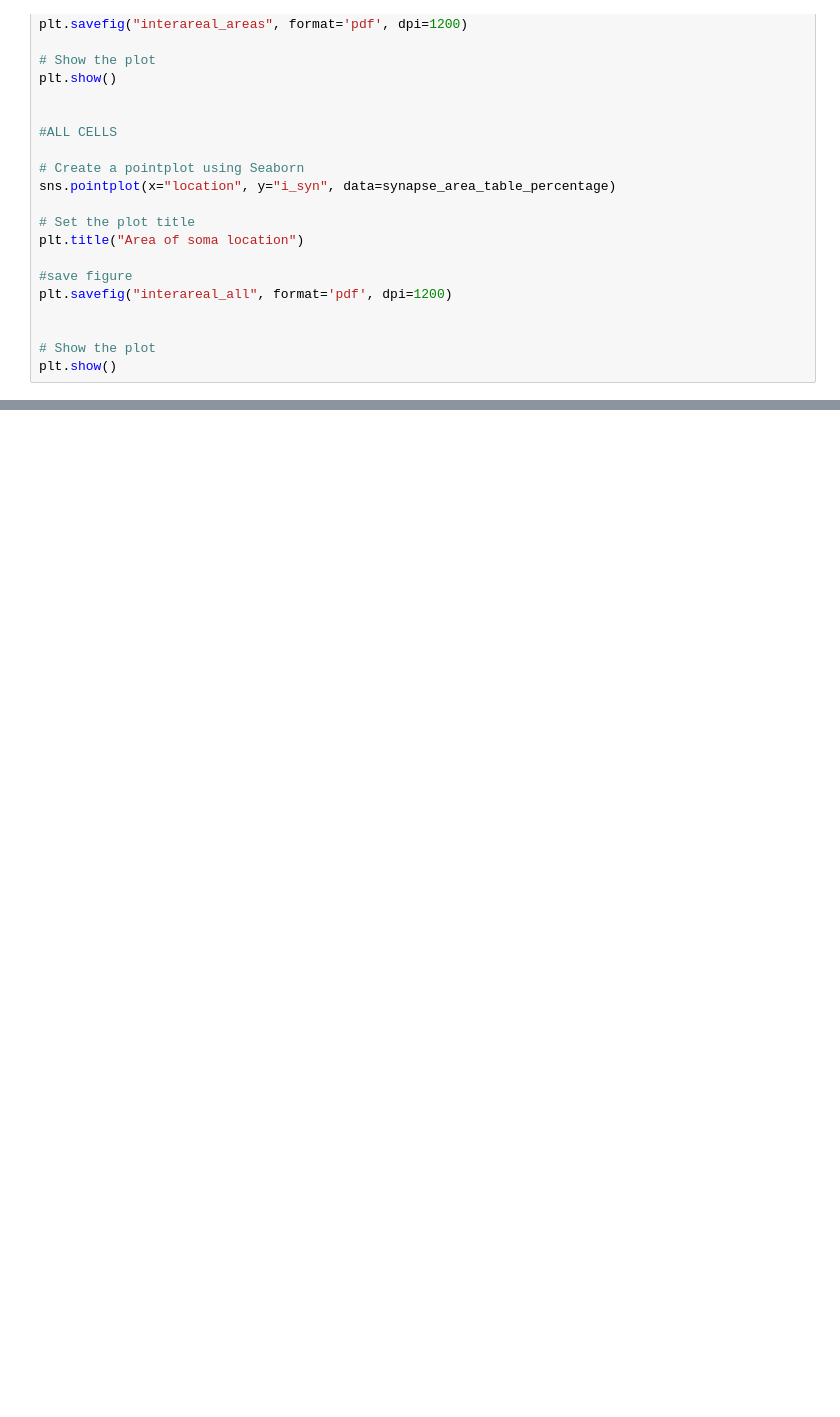
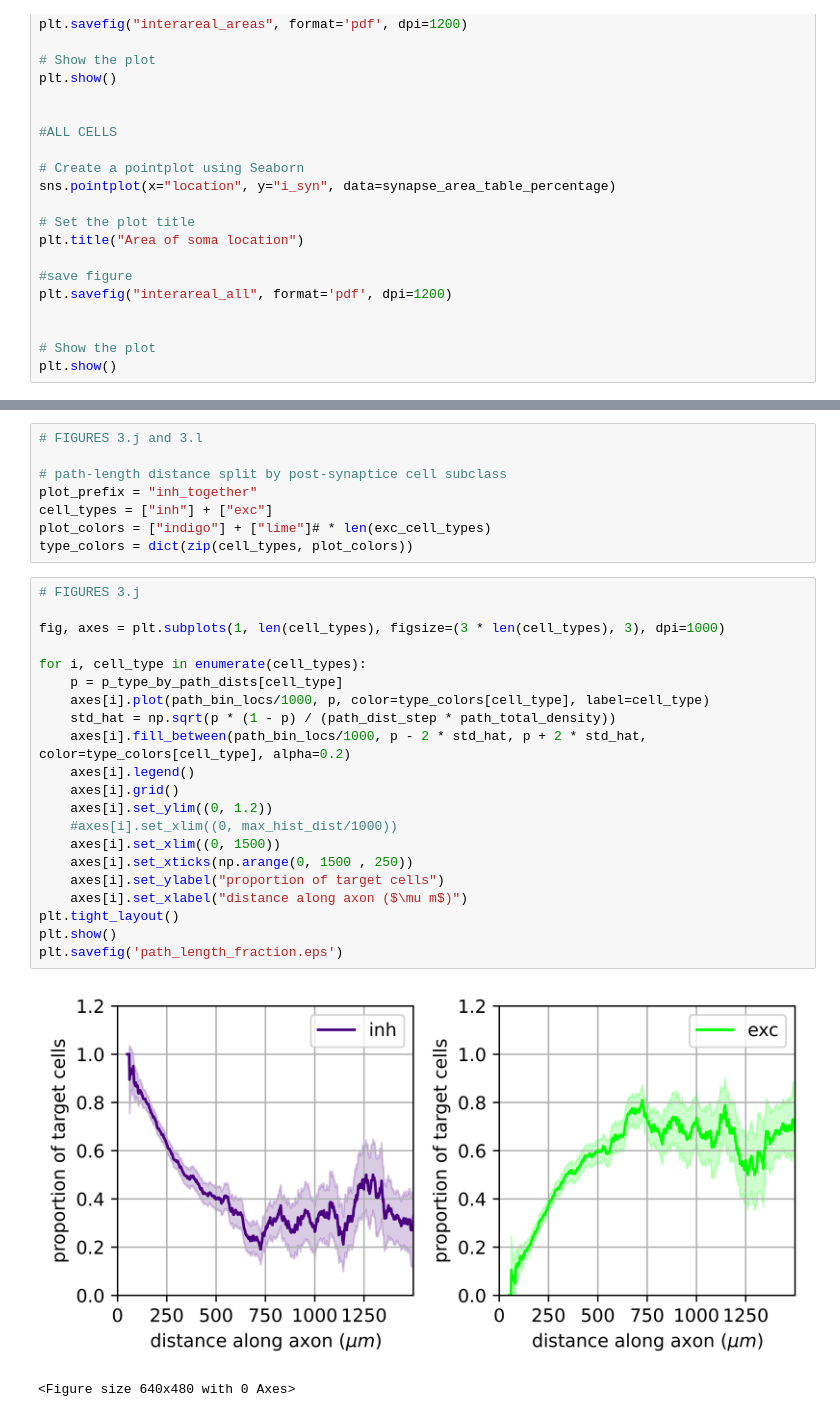
Before and after one commit to AllenInstitute/ET_connectivity, a Jupyter notebook: ET_manuscript_Figure_3.ipynb, the cells around one changed output, grey strips where cells are left out. Cells and saved outputs as stored; diff of their text form; blank space fills up the shorter version.

```diff
--- a/ET_manuscript_Figure_3.ipynb
+++ b/ET_manuscript_Figure_3.ipynb
@@ -607,0 +790,32 @@ plt.savefig('euclidean_length.eps')
+# %%
+# FIGURES 3.j and 3.l
+
+# path-length distance split by post-synaptice cell subclass
+plot_prefix = "inh_together"
+cell_types = ["inh"] + ["exc"]
+plot_colors = ["indigo"] + ["lime"]# * len(exc_cell_types)
+type_colors = dict(zip(cell_types, plot_colors))
+# %%
+# FIGURES 3.j
+
+fig, axes = plt.subplots(1, len(cell_types), figsize=(3 * len(cell_types), 3), dpi=1000)
+
+for i, cell_type in enumerate(cell_types):
+    p = p_type_by_path_dists[cell_type]
+    axes[i].plot(path_bin_locs/1000, p, color=type_colors[cell_type], label=cell_type)
+    std_hat = np.sqrt(p * (1 - p) / (path_dist_step * path_total_density))
+    axes[i].fill_between(path_bin_locs/1000, p - 2 * std_hat, p + 2 * std_hat, color=type_colors[cell_type], alpha=0.2)
+    axes[i].legend()
+    axes[i].grid()
+    axes[i].set_ylim((0, 1.2))
+    #axes[i].set_xlim((0, max_hist_dist/1000))
+    axes[i].set_xlim((0, 1500))
+    axes[i].set_xticks(np.arange(0, 1500 , 250))
+    axes[i].set_ylabel("proportion of target cells")
+    axes[i].set_xlabel("distance along axon ($\mu m$)")
+plt.tight_layout()
+plt.show()
+plt.savefig('path_length_fraction.eps')
+# %% [output]
+[figure, added]
+<Figure size 640x480 with 0 Axes>
```
Also changed, not shown: parts of 8 cells of this notebook.
